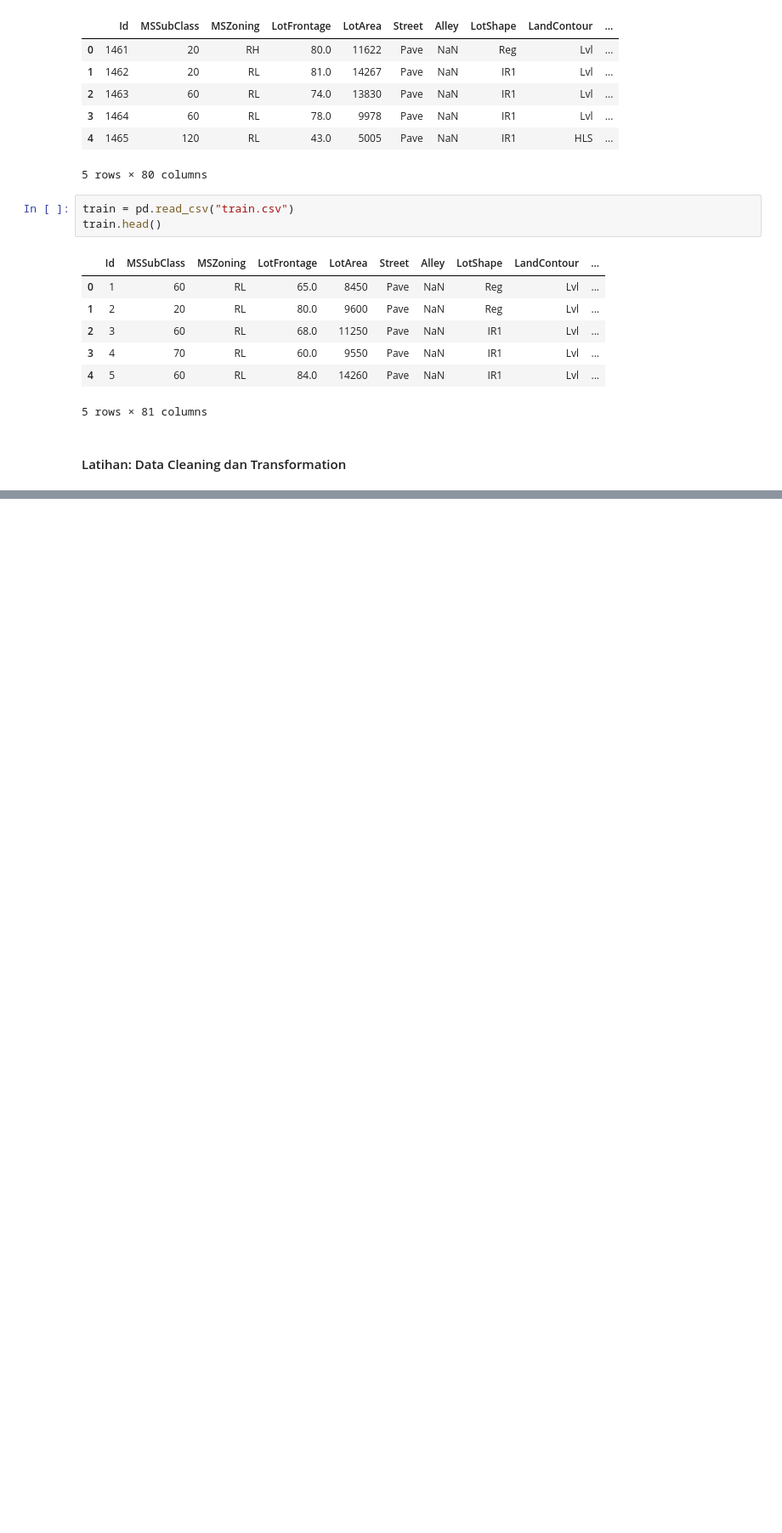
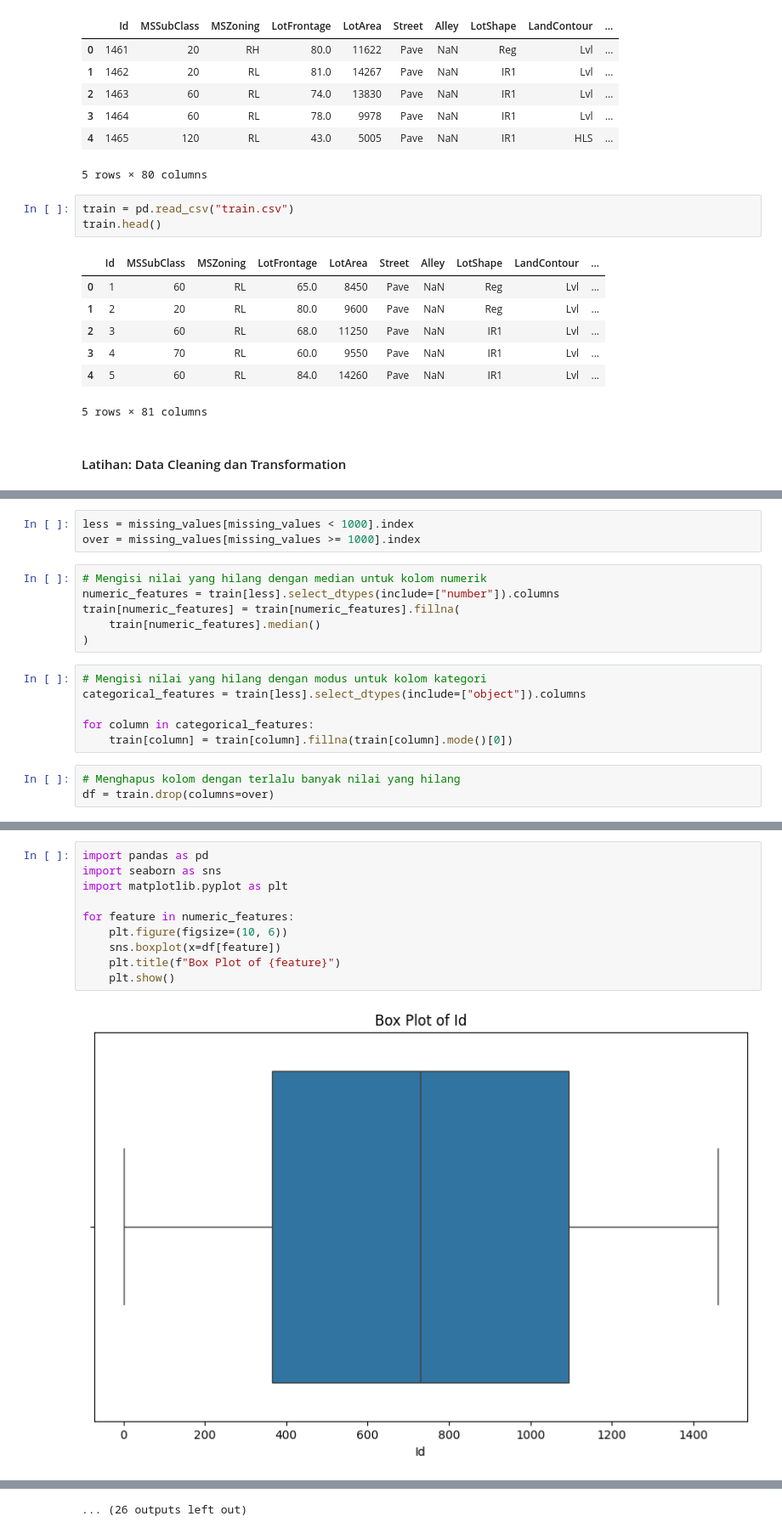
Before and after one commit to agiftsanyazhar/Belajar-Machine-Learning-untuk-Pemula, a Jupyter notebook: Project.ipynb, the cells around one changed output, grey strips where cells are left out. Shown at 85% size. Drawn from its saved outputs; the diff is of its cells as text; blank space fills up the shorter version.

```diff
--- a/Project.ipynb
+++ b/Project.ipynb
@@ -1112,0 +107,18 @@ messy
+# %%
+less = missing_values[missing_values < 1000].index
+over = missing_values[missing_values >= 1000].index
+# %%
+# Mengisi nilai yang hilang dengan median untuk kolom numerik
+numeric_features = train[less].select_dtypes(include=["number"]).columns
+train[numeric_features] = train[numeric_features].fillna(
+    train[numeric_features].median()
+)
+# %%
+# Mengisi nilai yang hilang dengan modus untuk kolom kategori
+categorical_features = train[less].select_dtypes(include=["object"]).columns
+
+for column in categorical_features:
+    train[column] = train[column].fillna(train[column].mode()[0])
+# %%
+# Menghapus kolom dengan terlalu banyak nilai yang hilang
+df = train.drop(columns=over)
@@ -1112,0 +152,12 @@ messy
+# %%
+import pandas as pd
+import seaborn as sns
+import matplotlib.pyplot as plt
+
+for feature in numeric_features:
+    plt.figure(figsize=(10, 6))
+    sns.boxplot(x=df[feature])
+    plt.title(f"Box Plot of {feature}")
+    plt.show()
+# %% [output]
+[figure, added]
@@ -1112,0 +175 @@ messy
+... (26 outputs left out)
```
Also changed, not shown: parts of 96 cells of this notebook.
